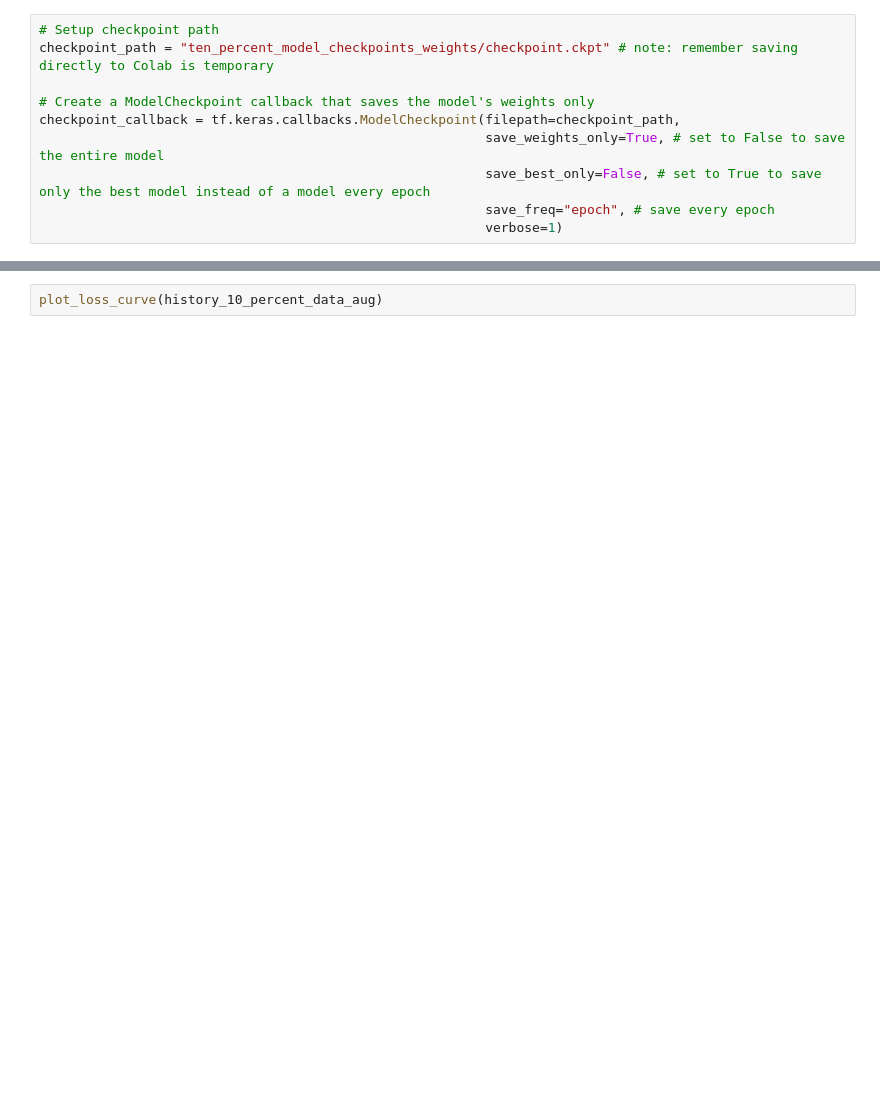
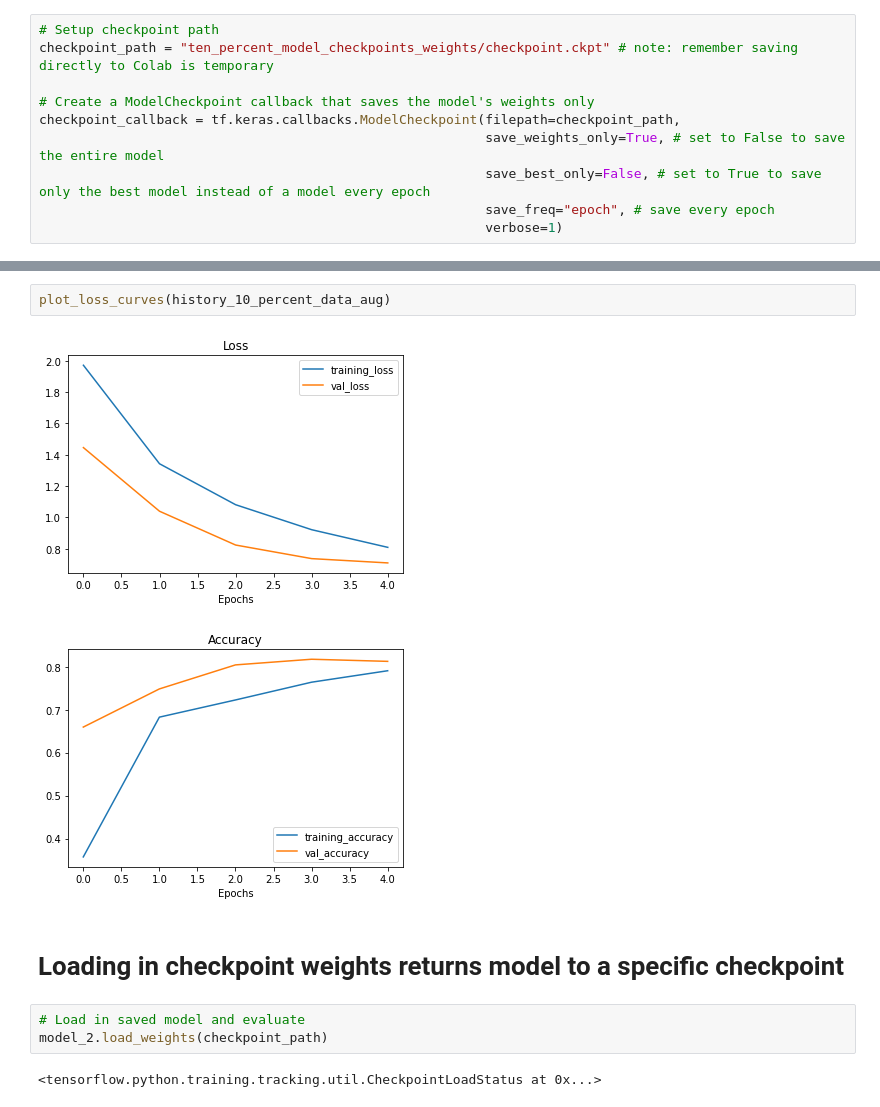
Before and after one commit to Kgs-Mathaba/TensorFlow_DC_ZTM, a Jupyter notebook: 05_transfer_learning_in_tensorflow_part_2_fine_tuning.ipynb, the cells around one changed output, grey strips where cells are left out. Drawn from its saved outputs; the diff is of its cells as text; blank space fills up the shorter version.

```diff
--- a/05_transfer_learning_in_tensorflow_part_2_fine_tuning.ipynb
+++ b/05_transfer_learning_in_tensorflow_part_2_fine_tuning.ipynb
@@ -619,2 +627,12 @@ result_10_percent_data_aug
 # %%
-plot_loss_curve(history_10_percent_data_aug)
+plot_loss_curves(history_10_percent_data_aug)
+# %% [output]
+[figure, added]
+[figure, added]
+# %% [markdown]
+# Loading in checkpoint weights returns model to a specific checkpoint
+# %%
+# Load in saved model and evaluate
+model_2.load_weights(checkpoint_path)
+# %% [output]
+<tensorflow.python.training.tracking.util.CheckpointLoadStatus at 0x...>
```
Also changed, not shown: parts of 55 cells of this notebook.
